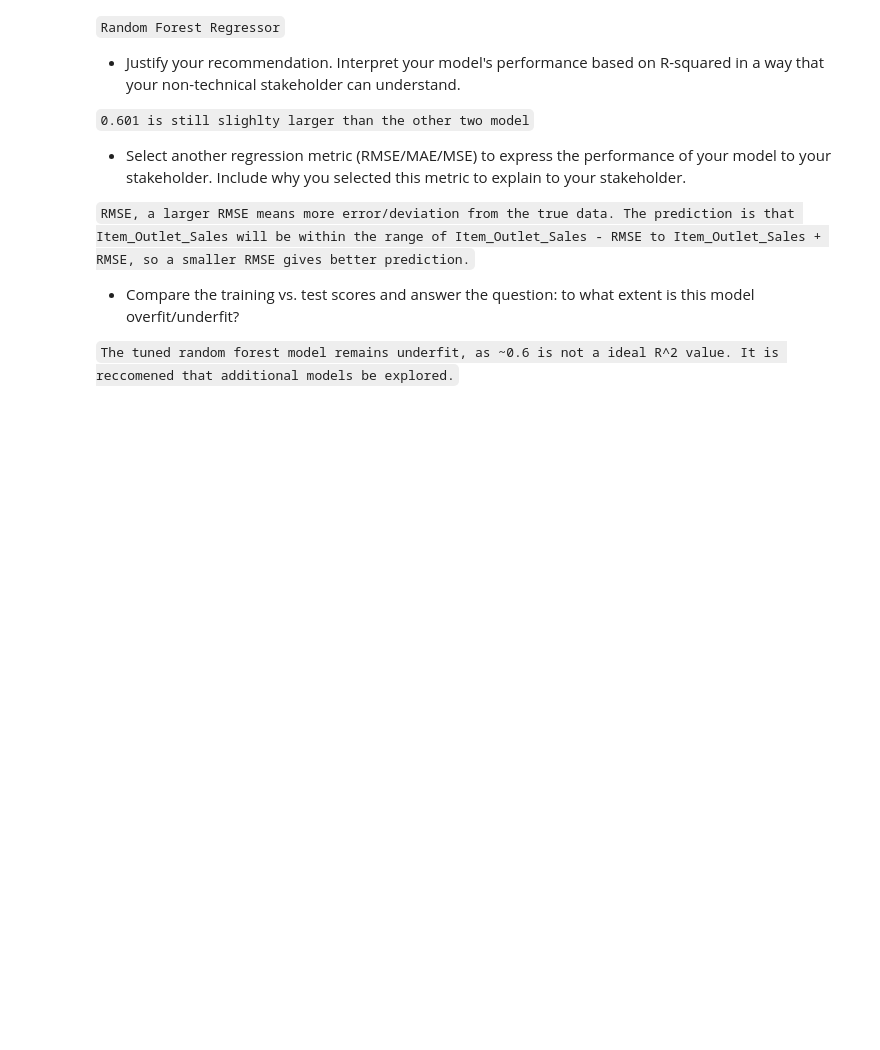
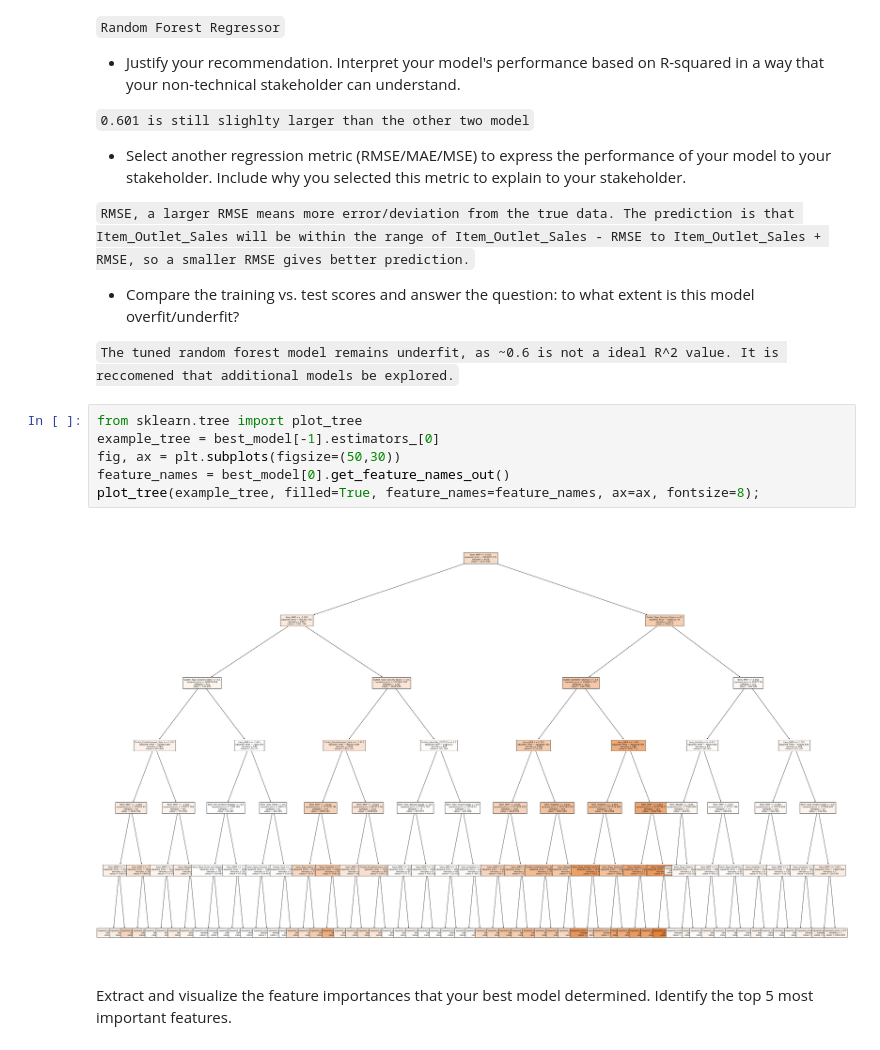
Before and after one commit to dimLMT/Just-try, a Jupyter notebook: part2_of_Prediction_of_Product_Sales.ipynb, the cells around one changed output. Saved outputs shown, nothing was run; the diff lists cells and outputs as text; blank space fills up the shorter version.

````diff
--- a/part2_of_Prediction_of_Product_Sales.ipynb
+++ b/part2_of_Prediction_of_Product_Sales.ipynb
@@ -526,3 +639,14 @@ Surprisingly, the performance did not improve!
 - Compare the training vs. test scores and answer the question: to what extent is this model overfit/underfit?
 
 ```The tuned random forest model remains underfit, as ~0.6 is not a ideal R^2 value. It is reccomened that additional models be explored.```
+# %%
+from sklearn.tree import plot_tree
+example_tree = best_model[-1].estimators_[0]
+fig, ax = plt.subplots(figsize=(50,30))
+feature_names = best_model[0].get_feature_names_out()
+plot_tree(example_tree, filled=True, feature_names=feature_names, ax=ax, fontsize=8);
+# %% [output]
+[figure, added]
+# %% [markdown]
+Extract and visualize the feature importances that your best model determined.
+Identify the top 5 most important features.
````
Also changed, not shown: parts of 10 cells of this notebook.
